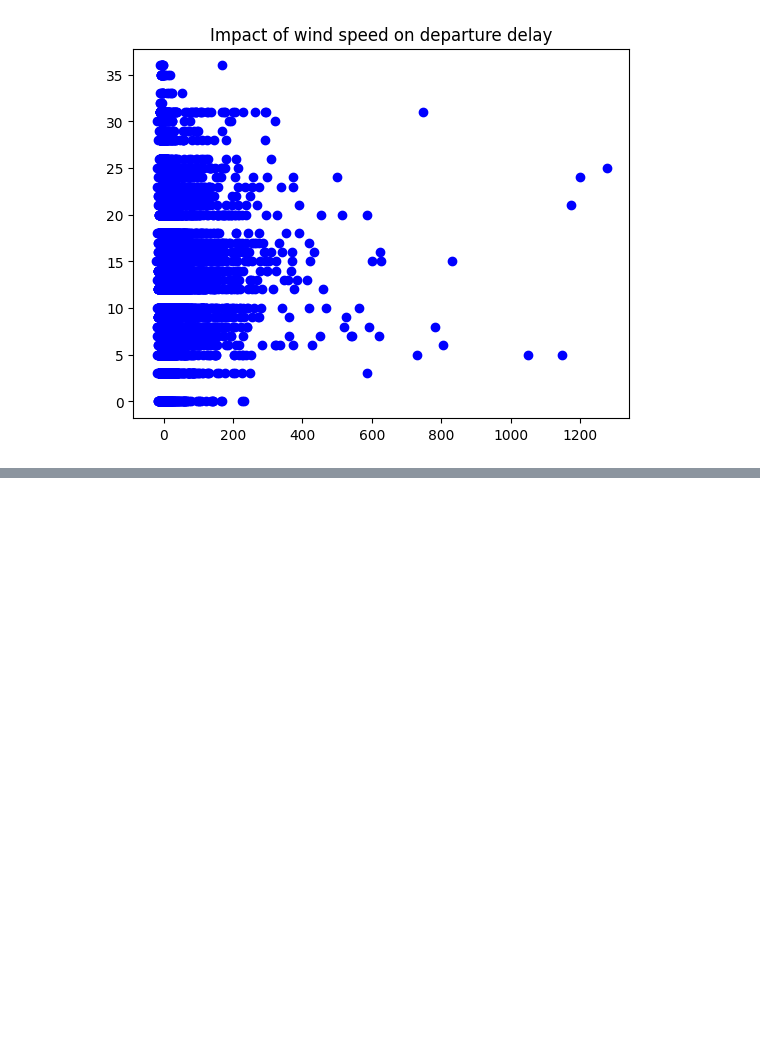
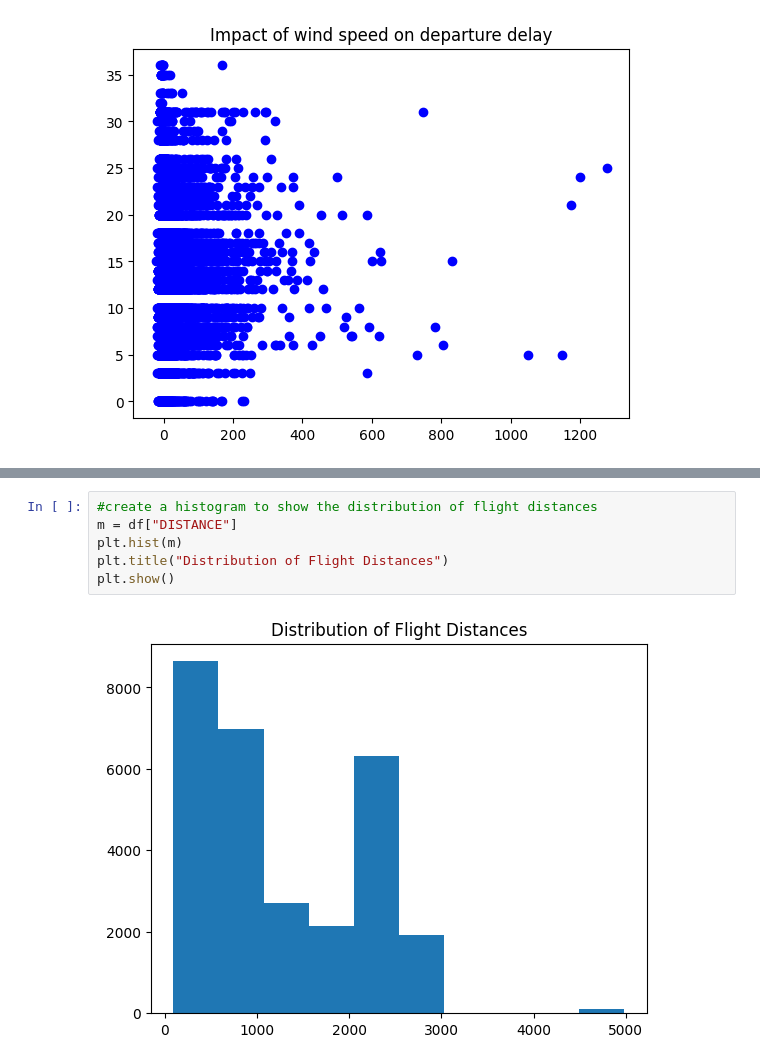
Before and after one commit to noraishmael/GoodMonday, a Jupyter notebook: LR1.ipynb, the cells around one changed output, grey strips where cells are left out. Cells and saved outputs as stored; diff of their text form; blank space fills up the shorter version.

```diff
--- a/LR1.ipynb
+++ b/LR1.ipynb
@@ -100,0 +115,8 @@ plt.show()
+# %%
+#create a histogram to show the distribution of flight distances
+m = df["DISTANCE"]
+plt.hist(m)
+plt.title("Distribution of Flight Distances")
+plt.show()
+# %% [output]
+[figure, added]
```
Also changed, not shown: parts of 3 cells of this notebook.
